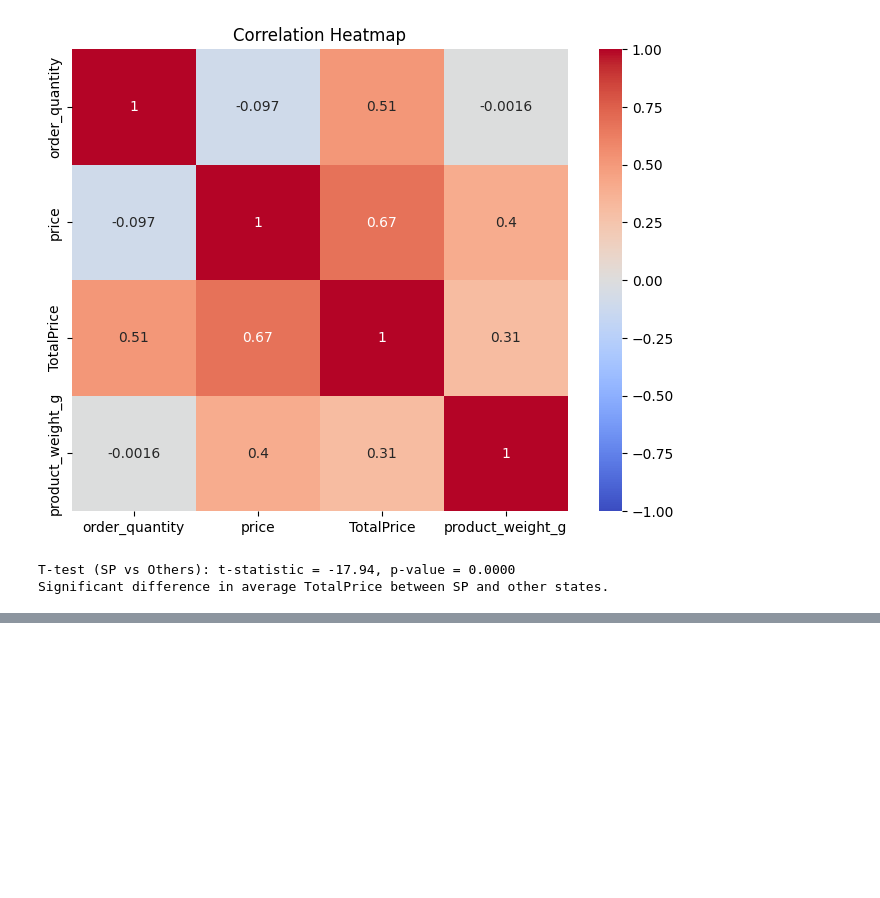
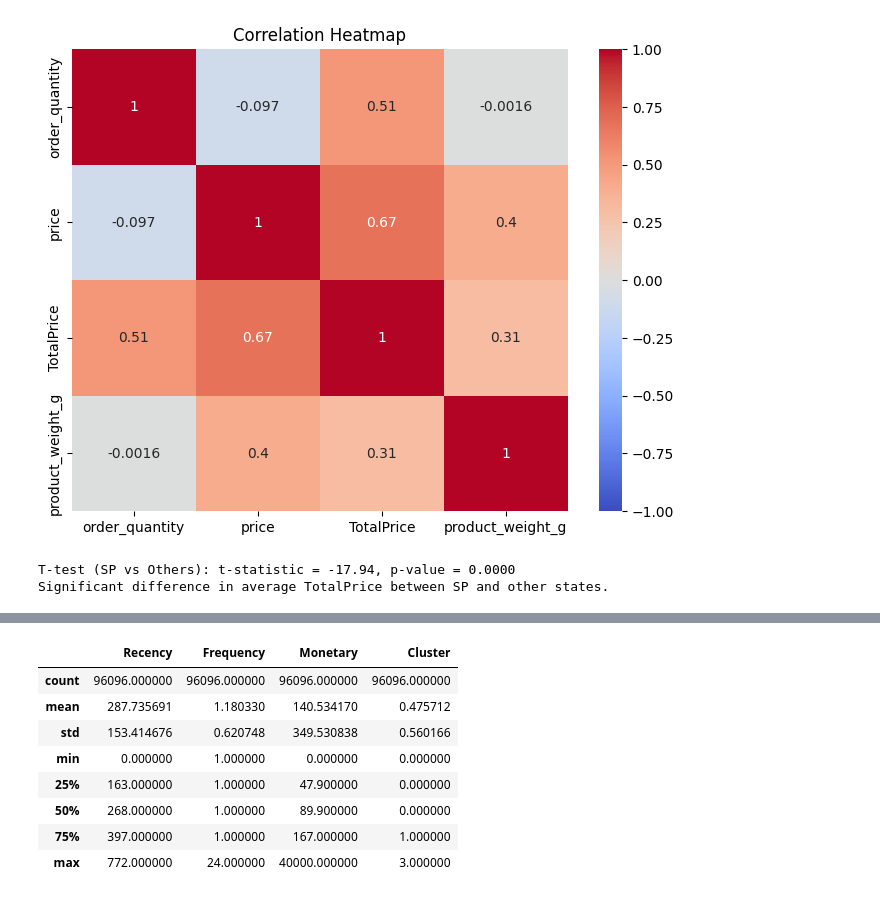
Before and after one commit to Darrell-Bailey/ecommerce-sales-analysis, a Jupyter notebook: notebooks/eda.ipynb, the cells around one changed output, grey strips where cells are left out. Cells and saved outputs as stored; diff of their text form; code cells hidden in the pictures; blank space fills up the shorter version.

```diff
--- a/notebooks/eda.ipynb
+++ b/notebooks/eda.ipynb
@@ -201,0 +221,12 @@ Name: count, dtype: int64
+# %%
+rfm.describe()
+# %% [output]
+|  | Recency | Frequency | Monetary | Cluster |
+| count | 96096.000000 | 96096.000000 | 96096.000000 | 96096.000000 |
+| mean | 287.735691 | 1.180330 | 140.534170 | 0.475712 |
+| std | 153.414676 | 0.620748 | 349.530838 | 0.560166 |
+| min | 0.000000 | 1.000000 | 0.000000 | 0.000000 |
+| 25% | 163.000000 | 1.000000 | 47.900000 | 0.000000 |
+| 50% | 268.000000 | 1.000000 | 89.900000 | 0.000000 |
+| 75% | 397.000000 | 1.000000 | 167.000000 | 1.000000 |
+| max | 772.000000 | 24.000000 | 40000.000000 | 3.000000 |
```
Also changed, not shown: parts of 3 cells of this notebook.
